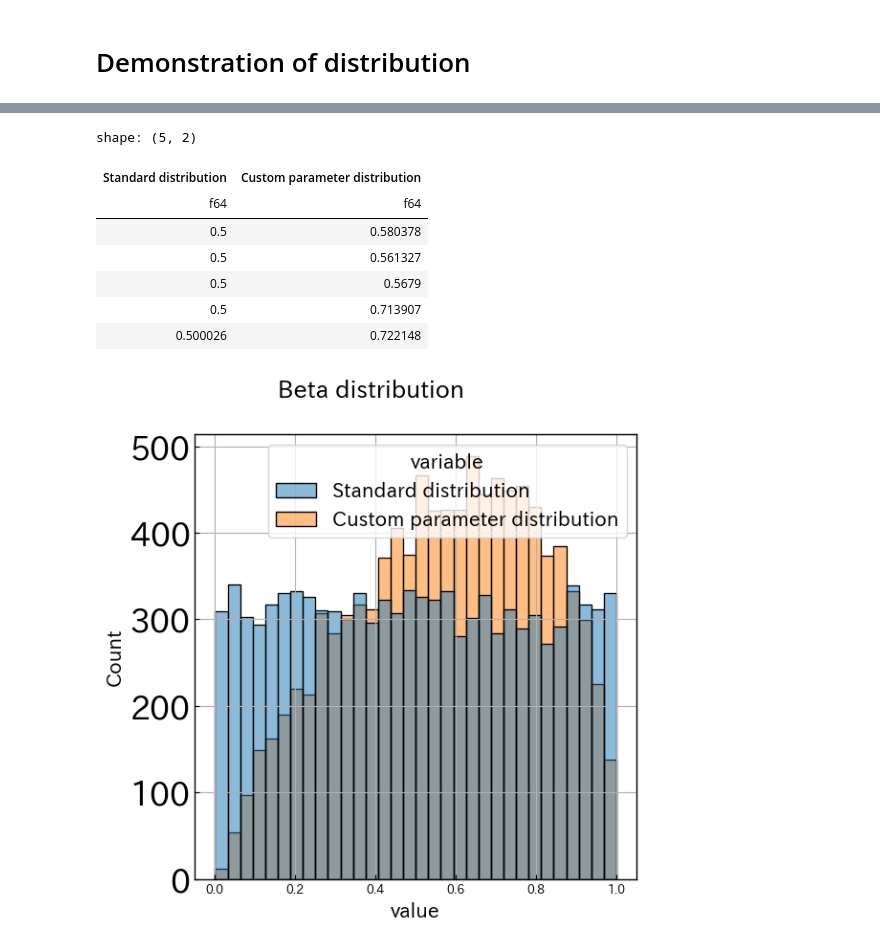
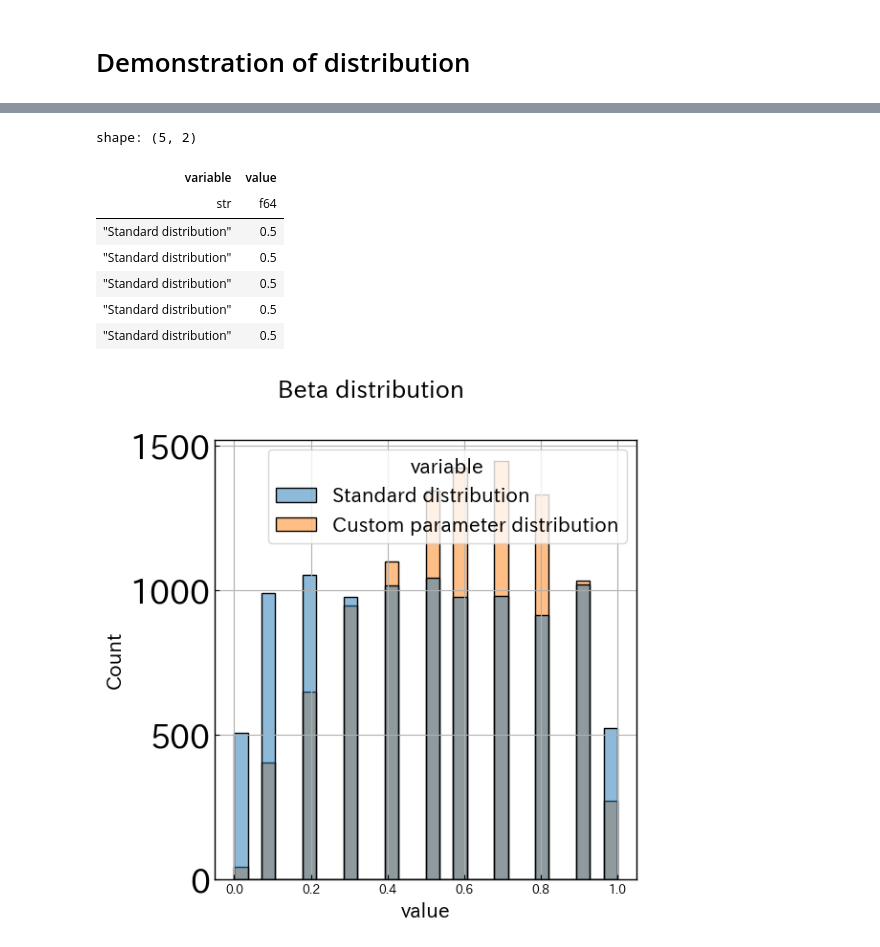
Before and after one commit to Tremendous1192/demo_rand_simple, a Jupyter notebook: notebooks/demo.ipynb, the cells around one changed output, grey strips where cells are left out. Cells and saved outputs as stored; diff of their text form; code cells hidden in the pictures.

```diff
--- a/notebooks/demo.ipynb
+++ b/notebooks/demo.ipynb
@@ -60,30 +72,42 @@ shape: (5, 2)
 [figure]
 # %%
 name = "Beta"# distribution
-df = pl.read_csv("../data/" + name + ".csv")
+df = (
+    pl.read_csv("../data/" + name + ".csv")
+    # プロット時間を短くするために、値を丸める
+    .with_columns([
+        pl.col("Standard distribution").round(1),
+        pl.col("Custom parameter distribution").round(1),
+    ])
+    # プロット処理を短くするために、外れ値を削除する
+    .unpivot(cs.numeric())
+    .filter(
+        pl.col("value").abs() < 100
+    )
+)
 
 # Show first 5 rows data
 display(df.head())
 
 # Plot distribution
 fig, ax = plt.subplots(nrows = 1, ncols = 1, figsize = (6, 6))
 sns.histplot(
-    data = df.unpivot(cs.numeric()),
+    data = df,
     x = "value",
     hue = "variable",
     ax = ax,
 )
 plt.suptitle(name + " distribution")
 plt.tight_layout()
 # %% [output]
 shape: (5, 2)
-| Standard distribution | Custom parameter distribution |
-| f64 | f64 |
-| 0.5 | 0.580378 |
-| 0.5 | 0.561327 |
-| 0.5 | 0.5679 |
-| 0.5 | 0.713907 |
-| 0.500026 | 0.722148 |
+| variable | value |
+| str | f64 |
+| "Standard distribution" | 0.5 |
+| "Standard distribution" | 0.5 |
+| "Standard distribution" | 0.5 |
+| "Standard distribution" | 0.5 |
+| "Standard distribution" | 0.5 |
-[figure, old version]
+[figure, new version]
 # %%
 name = "Cauchy"# distribution
```
Also changed, not shown: parts of 16 cells of this notebook, 3 other files.
